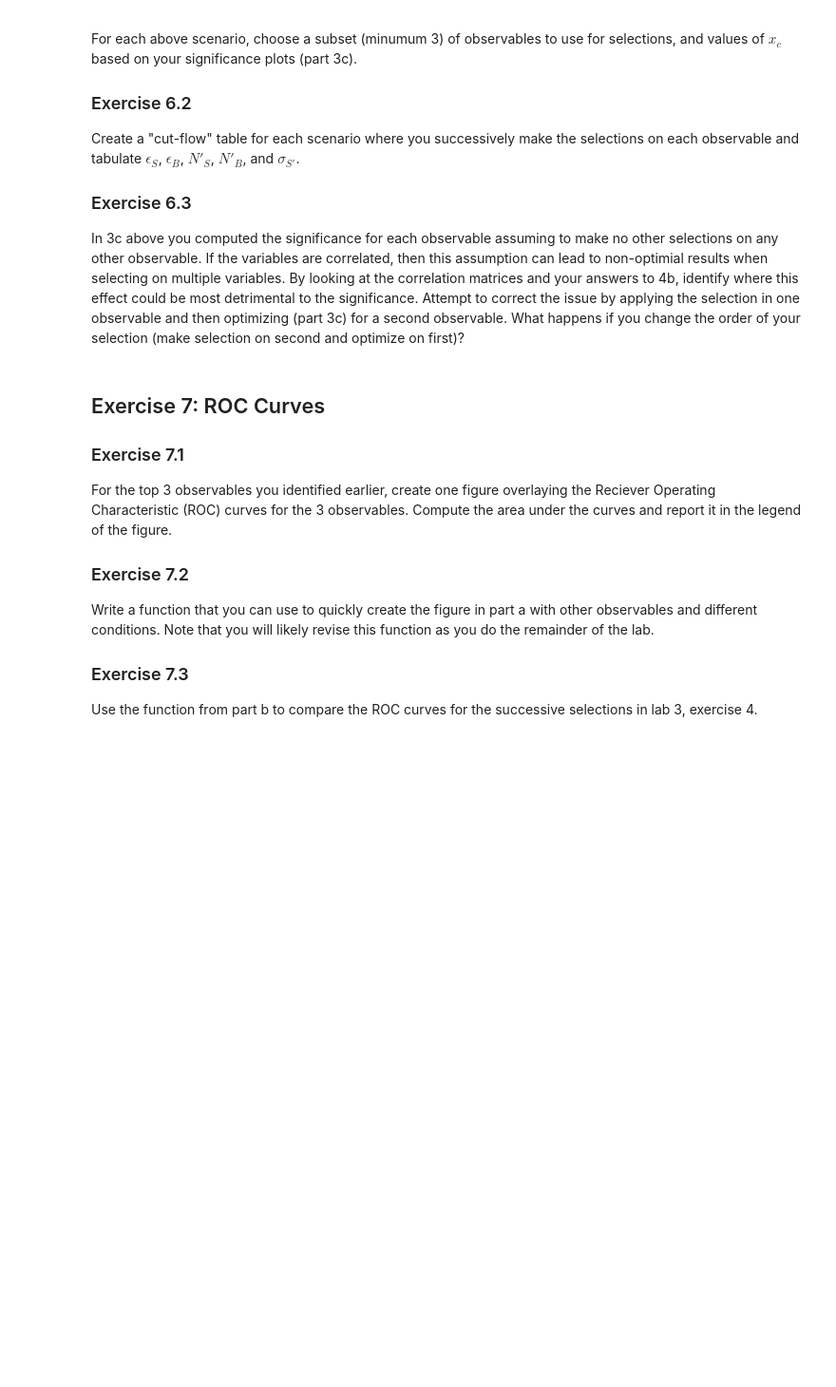
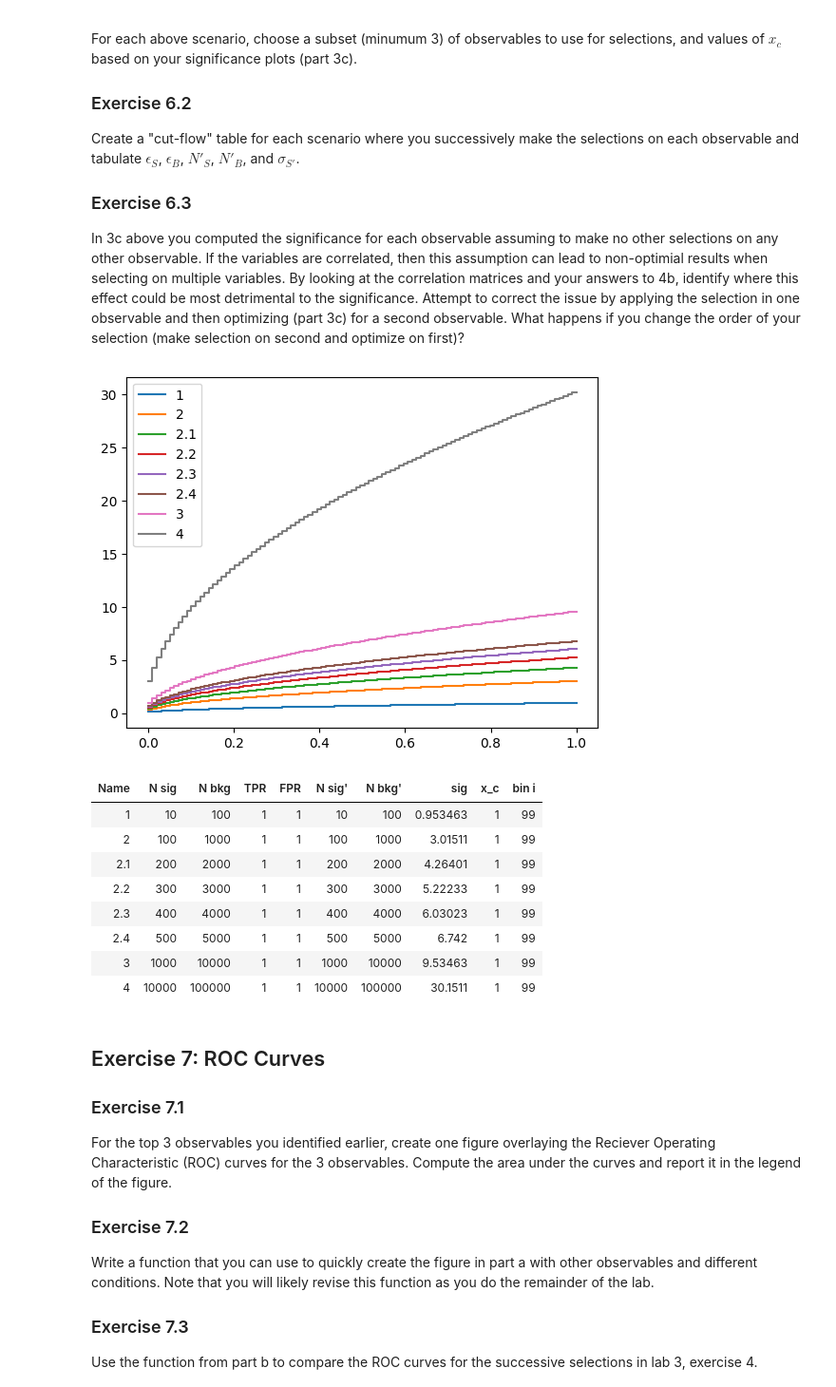
Before and after one commit to UTA-DataScience/DATA3402.Fall.2024, a Jupyter notebook: Labs/Lab.7/Lab.7.ipynb, the cells around one changed output. Shown at 95% size. Cells and saved outputs as stored; diff of their text form; code cells hidden in the pictures; blank space fills up the shorter version.

```diff
--- a/Labs/Lab.7/Lab.7.ipynb
+++ b/Labs/Lab.7/Lab.7.ipynb
@@ -389,6 +458,74 @@ Create a "cut-flow" table for each scenario where you successively make the sele
 
 ### Exercise 6.3
 In 3c above you computed the significance for each observable assuming to make no other selections on any other observable. If the variables are correlated, then this assumption can lead to non-optimial results when selecting on multiple variables. By looking at the correlation matrices and your answers to 4b, identify where this effect could be most detrimental to the significance. Attempt to correct the issue by applying the selection in one observable and then optimizing (part 3c) for a second observable. What happens if you change the order of your selection (make selection on second and optimize on first)?
+# %%
+import numpy as np
+import matplotlib.pyplot as plt
+from IPython.display import HTML, display
+import tabulate
+
+def compare_significance(scenarios, log=False):
+    max_sigs = dict()
+    table = []
+
+    for name, (n_sig_expected, n_bkg_expected) in scenarios.items():
+        TPR = np.linspace(0, 1, 100)
+        FPR = np.linspace(0, 1, 100)
+
+        # Calculate expected number of signal and background events passing the threshold cut
+        n_sig_expected_prime = n_sig_expected * TPR
+        n_bkg_expected_prime = n_bkg_expected * FPR
+
+        # Calculate significance, handle division by zero
+        with np.errstate(divide='ignore', invalid='ignore'):
+            sig = np.divide(n_sig_expected_prime, np.sqrt(n_sig_expected_prime + n_bkg_expected_prime))
+
+        # Plot significance as a function of TPR
+        plt.step(TPR, sig, label=name)
+
+        # Find maximum significance and store relevant data
+        max_i = np.nanargmax(sig)  # Use np.nanargmax to ignore NaN values
+        max_sigs[name] = (max_i, n_sig_expected_prime[max_i], n_bkg_expected_prime[max_i], sig[max_i], TPR[max_i])
+
+        # Append data to table
+        table.append((name, n_sig_expected, n_bkg_expected, TPR[max_i], FPR[max_i], n_sig_expected_prime[max_i],
+                      n_bkg_expected_prime[max_i], sig[max_i], TPR[max_i], max_i))
+
+    # Display plot
+    if log:
+        plt.yscale("log")
+    plt.legend()
+    plt.show()
+
+    # Display table
+    display(HTML(tabulate.tabulate(table, tablefmt='html',
+                                    headers=["Name", 'N sig', 'N bkg', "TPR", "FPR", "N sig'", "N bkg'", 'sig', 'x_c', "bin i"])))
+
+    return max_sigs
+
+# Define scenarios
+scenarios = {"1": (10, 100),
+             "2": (100, 1000),
+             "2.1": (200, 2000),
+             "2.2": (300, 3000),
+             "2.3": (400, 4000),
+             "2.4": (500, 5000),
+             "3": (1000, 10000),
+             "4": (10000, 100000)}
+
+# Compare significance
+max_sigs = compare_significance(scenarios)
+# %% [output]
+[figure, added]
+| Name | N sig | N bkg | TPR | FPR | N sig' | N bkg' | sig | x_c | bin i |
+| 1 | 10 | 100 | 1 | 1 | 10 | 100 | 0.953463 | 1 | 99 |
+| 2 | 100 | 1000 | 1 | 1 | 100 | 1000 | 3.01511 | 1 | 99 |
+| 2.1 | 200 | 2000 | 1 | 1 | 200 | 2000 | 4.26401 | 1 | 99 |
+| 2.2 | 300 | 3000 | 1 | 1 | 300 | 3000 | 5.22233 | 1 | 99 |
+| 2.3 | 400 | 4000 | 1 | 1 | 400 | 4000 | 6.03023 | 1 | 99 |
+| 2.4 | 500 | 5000 | 1 | 1 | 500 | 5000 | 6.742 | 1 | 99 |
+| 3 | 1000 | 10000 | 1 | 1 | 1000 | 10000 | 9.53463 | 1 | 99 |
+| 4 | 10000 | 100000 | 1 | 1 | 10000 | 100000 | 30.1511 | 1 | 99 |
 # %% [markdown]
 ## Exercise 7: ROC Curves
 
```
Also changed, not shown: parts of 28 cells of this notebook.
